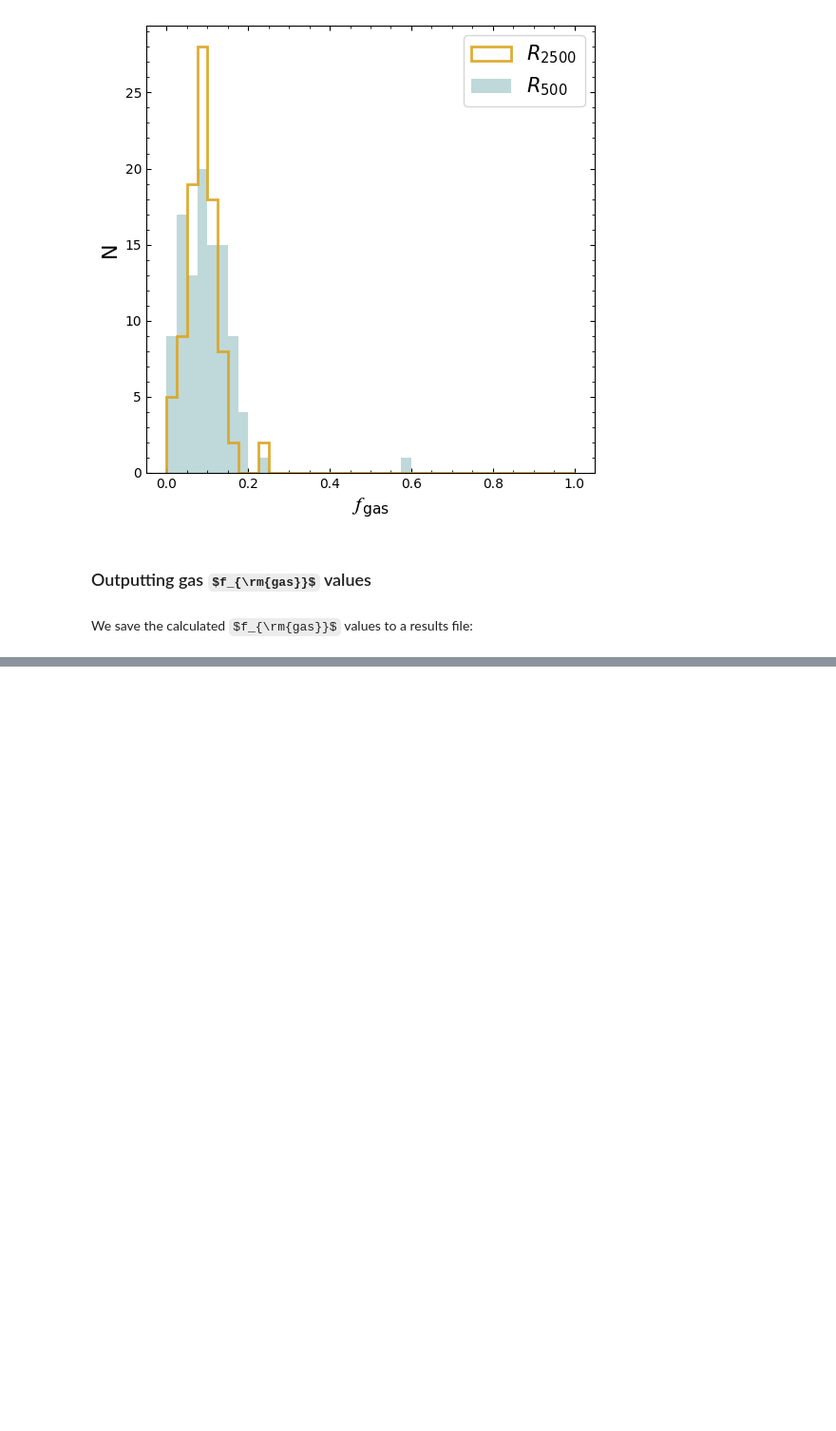
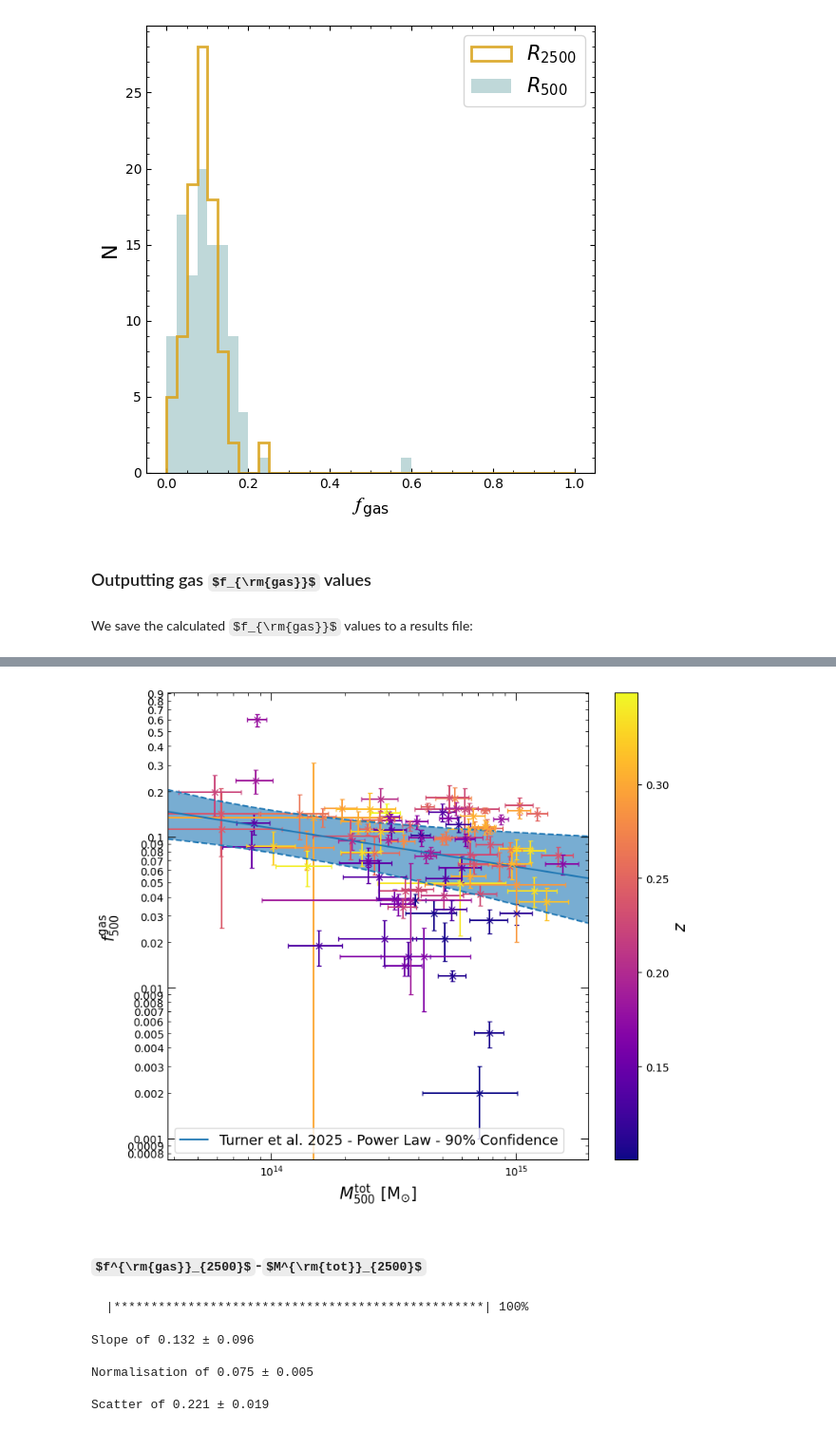
Before and after one commit to DavidT3/XCS-Mass-II-Analysis, a Jupyter notebook: notebooks/gas_fraction/sdssrm_measure_gas_fraction.ipynb, the cells around one changed output, grey strips where cells are left out. Shown at 95% size. Drawn from its saved outputs; the diff is of its cells as text; code cells hidden in the pictures; some formulas as TeX source; blank space fills up the shorter version.

```diff
--- a/notebooks/gas_fraction/sdssrm_measure_gas_fraction.ipynb
+++ b/notebooks/gas_fraction/sdssrm_measure_gas_fraction.ipynb
@@ -52,3 +71,6 @@ sdssxcs_base.head(6)
+# %%
+sdssxcs_samp = pd.merge(sdssxcs_base, sdssxcs_txlx, left_on='name', right_on='name', how='outer')
+sdssxcs_samp = pd.merge(sdssxcs_samp, sdssxcs_mass, left_on='name', right_on='name', how='outer')
 # %% [markdown]
 ### $M^{\rm{tot}}_{500}$-$M^{\rm{gas}}_{500}$
 # %%
@@ -97,7 +121,14 @@ plt.show()
 # %% [markdown]
 We save the calculated $f_{\rm{gas}}$ values to a results file:
 # %%
-fgas_dat = []
-fgas_col = []
-fgas_df = pd.DataFrame(fgas_dat, columns=fgas_col)
-# fgas_df.to_csv("../../outputs/result_files/gas_fractions.csv", index=False)
+fgas500_dat = np.vstack([mtot500_mgas500.point_names, gfrac_500.round(3).value, gfrac_500_err.round(3).value]).T
+fgas500_col = ['name', 'fgas500', 'fgas500+-']
+fgas500_df = pd.DataFrame(fgas500_dat, columns=fgas500_col)
+
+fgas2500_dat = np.vstack([mtot2500_mgas2500.point_names, gfrac_2500.round(3).value, gfrac_2500_err.round(3).value]).T
+fgas2500_col = ['name', 'fgas2500', 'fgas2500+-']
+fgas2500_df = pd.DataFrame(fgas2500_dat, columns=fgas2500_col)
+
+fgas_df = pd.merge(sdssxcs_base[['name', 'z']], fgas500_df, on='name', how='outer')
+fgas_df = pd.merge(fgas_df, fgas2500_df, on='name', how='outer')
+fgas_df.to_csv("../../outputs/result_files/gas_fractions.csv", index=False)
@@ -103,0 +179,3 @@ fgas_df = pd.DataFrame(fgas_dat, columns=fgas_col)
+# %%
+# Make another combined dataframe with the gas-fraction information in there as well
+sdssxcs_samp_gfrac = pd.merge(fgas_df[['name', 'fgas500', 'fgas500+-', 'fgas2500', 'fgas2500+-']], sdssxcs_samp, on='name')
@@ -103,0 +213,36 @@ fgas_df = pd.DataFrame(fgas_dat, columns=fgas_col)
+# %%
+frac500_mtot500.view(figsize=(8, 7), log_scale=True, plot_title='',
+                     save_path="../../outputs/figures/gas_fraction/fgas500-mtot500_evolution.pdf")
+# %% [output]
+[figure, added]
+# %% [markdown]
+### $f^{\rm{gas}}_{2500}$-$M^{\rm{tot}}_{2500}$
+# %%
+frac2500 = Quantity(sdssxcs_samp_gfrac[['fgas2500', 'fgas2500+-', 'fgas2500+-']].values)
+mtot2500 = Quantity(sdssxcs_samp_gfrac[['Mhy2500_wraderr', 'Mhy2500_wraderr-', 'Mhy2500_wraderr+']].values*1e+14, 'Msun')
+
+# Take this opportunity to add the redshift of each data point's cluster as a third data dimension
+frac2500_mtot2500 = scaling_relation_lira(frac2500[:, 0], frac2500[:, 1], mtot2500[:, 0], mtot2500[:, 1:], Quantity(1), m_norm,
+                                          y_name=r"$f^{\rm{gas}}_{2500}$", x_name=r"$M^{\rm{tot}}_{2500}$",
+                                          point_names=sdssxcs_samp_gfrac['name'].values,
+                                          third_dim_info=sdssxcs_samp_gfrac['z'].values,
+                                          third_dim_name=r'$z$')
+frac2500_mtot2500.model_colour = 'cadetblue'
+frac2500_mtot2500.author = 'Turner et al.'
+frac2500_mtot2500.year = 2025
+frac2500_mtot2500.name = r'Turner et al. $f^{\rm{gas}}_{2500}$-$M^{\rm{tot}}_{2500}$'
+# Don't save them in the same place as the other scaling relations, as these aren't really that (even though we fit them the
+#  same way) - we wouldn't expect them to be used to predict the fraction from the mass, this is just a nice way to get the slope
+frac2500_mtot2500.save("../../outputs/result_files/fgas2500-mtot2500_evolution.xgarel")
+# %% [output]
+  |**************************************************| 100%
+# %%
+print("Slope of {v:.3f} ± {e:.3f}\n".format(v=frac2500_mtot2500.pars[0][0], e=frac2500_mtot2500.pars[0][1]))
+print("Normalisation of {v:.3f} ± {e:.3f}\n".format(v=frac2500_mtot2500.pars[1][0], e=frac2500_mtot2500.pars[1][1]))
+print("Scatter of {v:.3f} ± {e:.3f}".format(v=frac2500_mtot2500.scatter_par[0], e=frac2500_mtot2500.scatter_par[1]))
+# %% [output]
+Slope of 0.132 ± 0.096
+
+Normalisation of 0.075 ± 0.005
+
+Scatter of 0.221 ± 0.019
```
Also changed, not shown: parts of 39 cells of this notebook.
